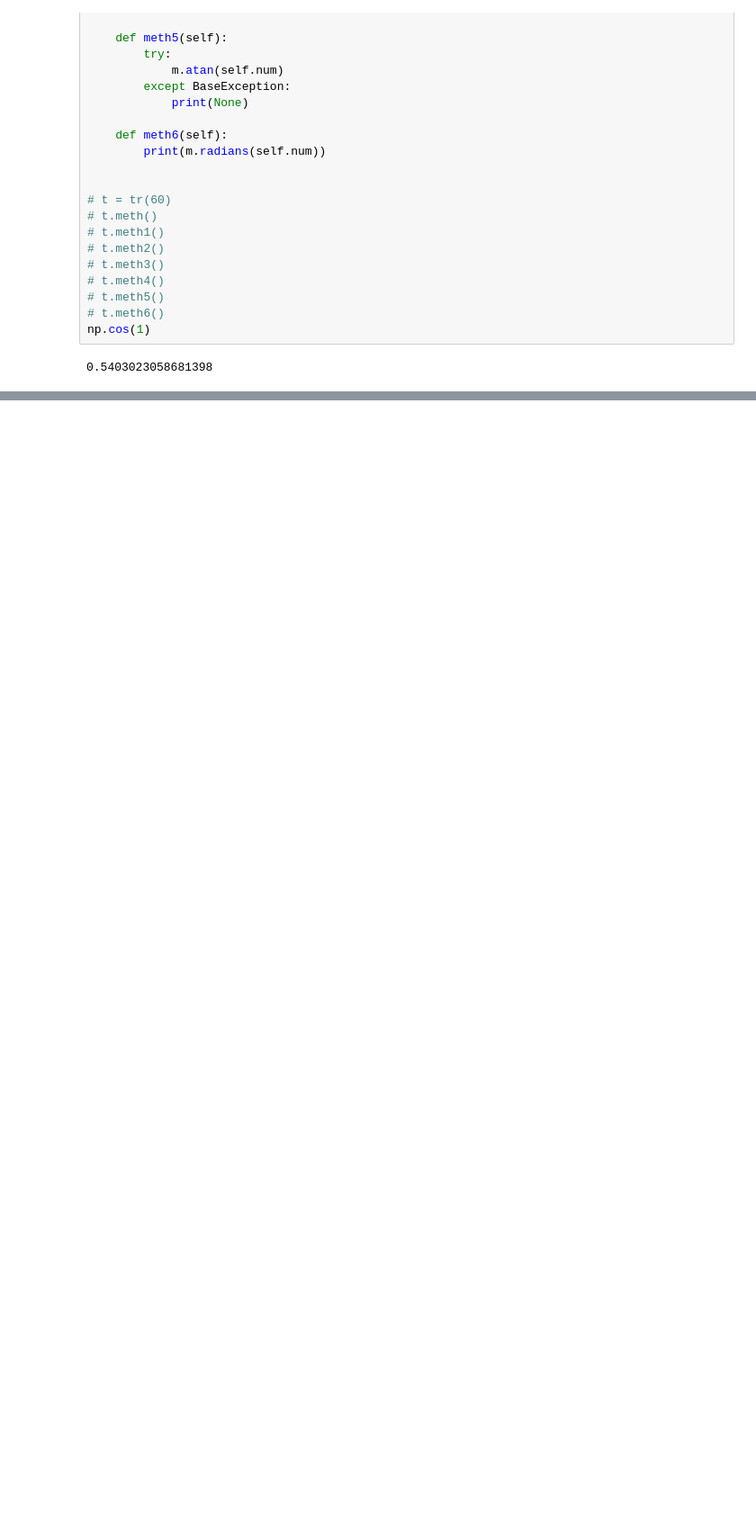
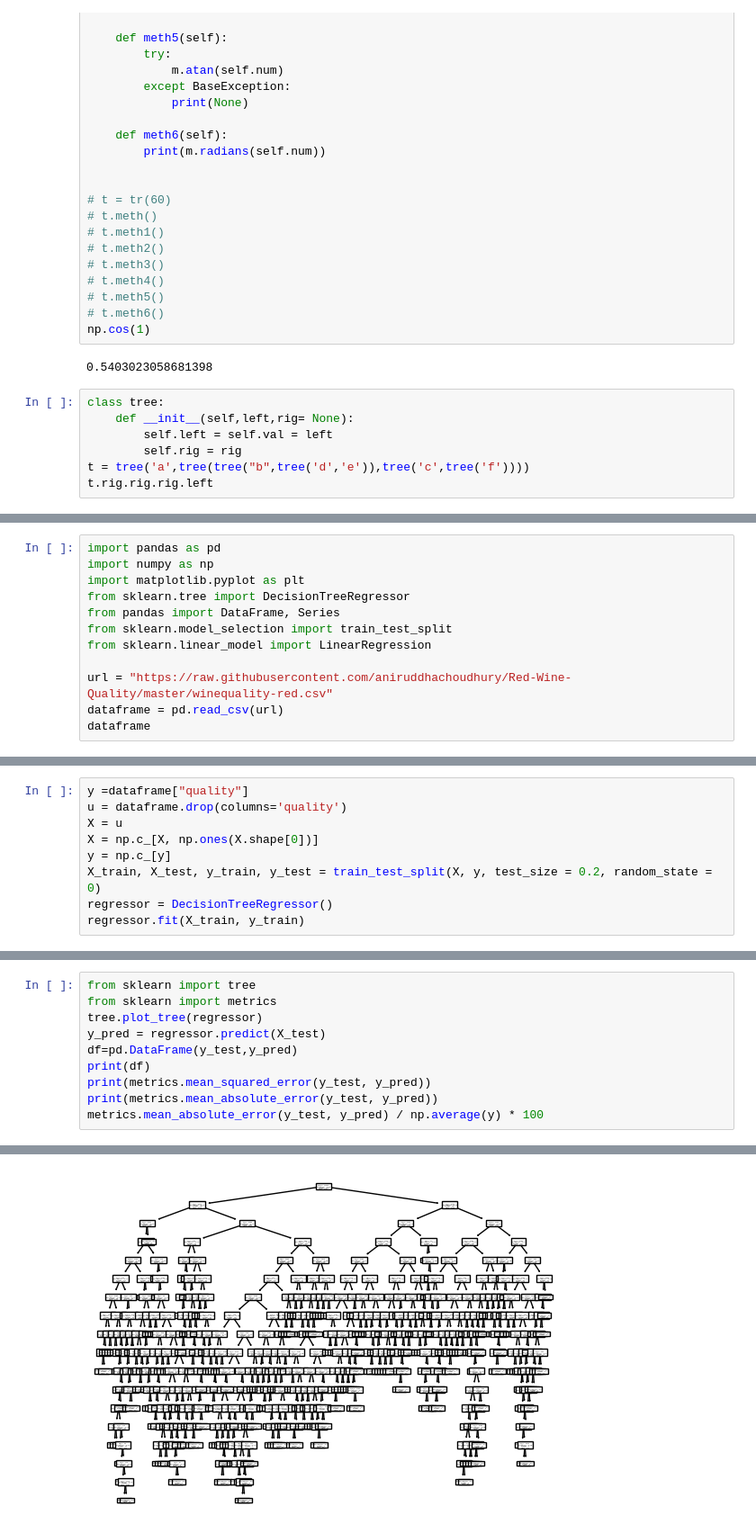
Before and after one commit to smurfac4/FUCKING-SHIT, a Jupyter notebook: ии/5/5.ipynb, the cells around one changed output, grey strips where cells are left out. Shown: that part at 90% size. Drawn from its saved outputs; the diff is of its cells as text; blank space fills up the shorter version.

```diff
--- a/ии/5/5.ipynb
+++ b/ии/5/5.ipynb
@@ -47,3 +47,10 @@ class tr:
 np.cos(1)
 # %% [output]
 0.5403023058681398
+# %%
+class tree:
+    def __init__(self,left,rig= None):
+        self.left = self.val = left
+        self.rig = rig
+t = tree('a',tree(tree("b",tree('d','e')),tree('c',tree('f'))))
+t.rig.rig.rig.left
@@ -49,0 +67,12 @@ np.cos(1)
+# %%
+import pandas as pd
+import numpy as np
+import matplotlib.pyplot as plt
+from sklearn.tree import DecisionTreeRegressor
+from pandas import DataFrame, Series
+from sklearn.model_selection import train_test_split
+from sklearn.linear_model import LinearRegression
+
+url = "https://raw.githubusercontent.com/aniruddhachoudhury/Red-Wine-Quality/master/winequality-red.csv"
+dataframe = pd.read_csv(url)
+dataframe
@@ -49,0 +98,9 @@ np.cos(1)
+# %%
+y =dataframe["quality"]
+u = dataframe.drop(columns='quality')
+X = u
+X = np.c_[X, np.ones(X.shape[0])]
+y = np.c_[y]
+X_train, X_test, y_train, y_test = train_test_split(X, y, test_size = 0.2, random_state = 0)
+regressor = DecisionTreeRegressor()
+regressor.fit(X_train, y_train)
@@ -49,0 +109,11 @@ np.cos(1)
+# %%
+from sklearn import tree
+from sklearn import metrics
+tree.plot_tree(regressor)
+y_pred = regressor.predict(X_test)
+df=pd.DataFrame(y_test,y_pred)
+print(df)
+print(metrics.mean_squared_error(y_test, y_pred))
+print(metrics.mean_absolute_error(y_test, y_pred))
+metrics.mean_absolute_error(y_test, y_pred) / np.average(y) * 100
+# %% [output]
@@ -49,0 +137 @@ np.cos(1)
+[figure, added]
```
Also changed, not shown: parts of 7 cells of this notebook, 3 other files.
